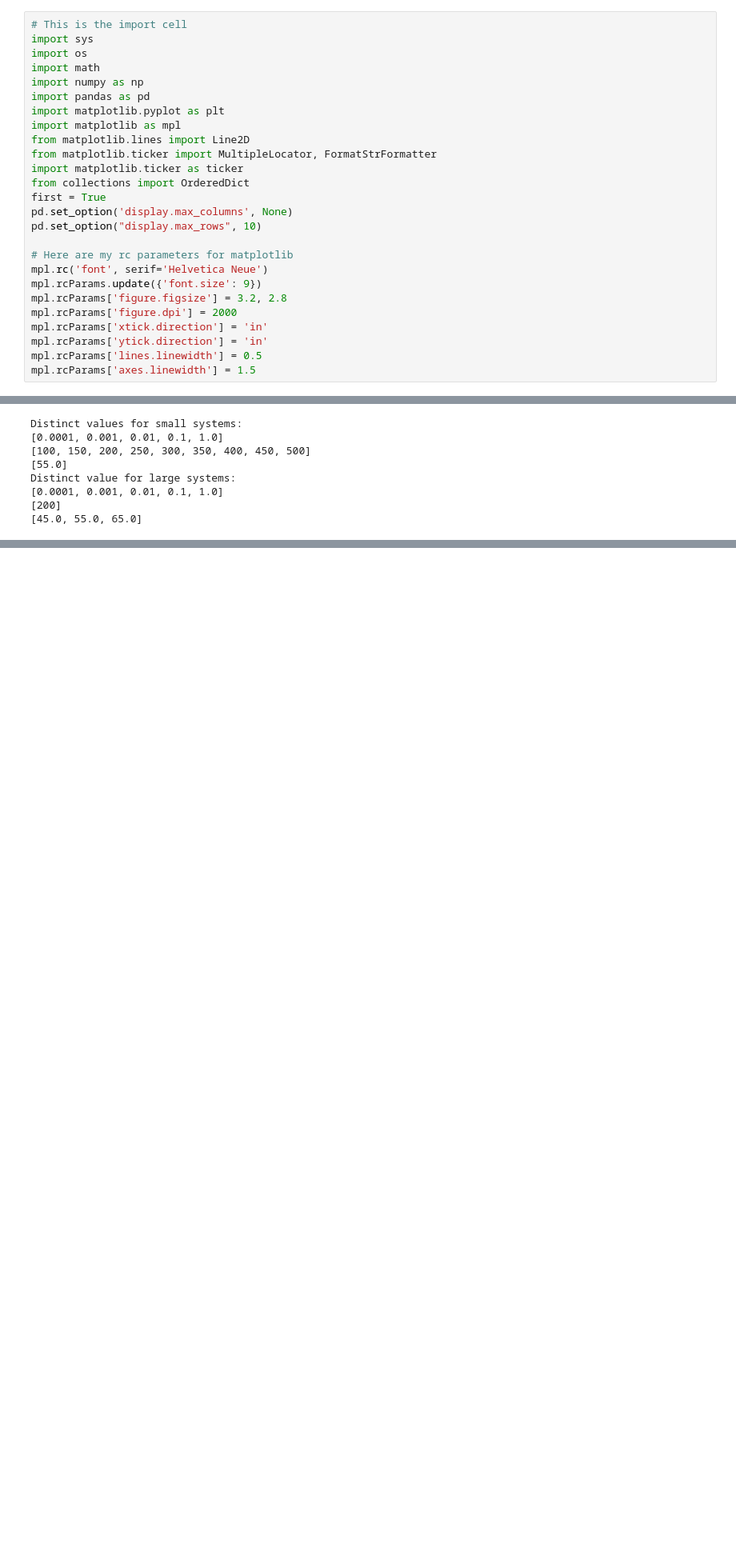
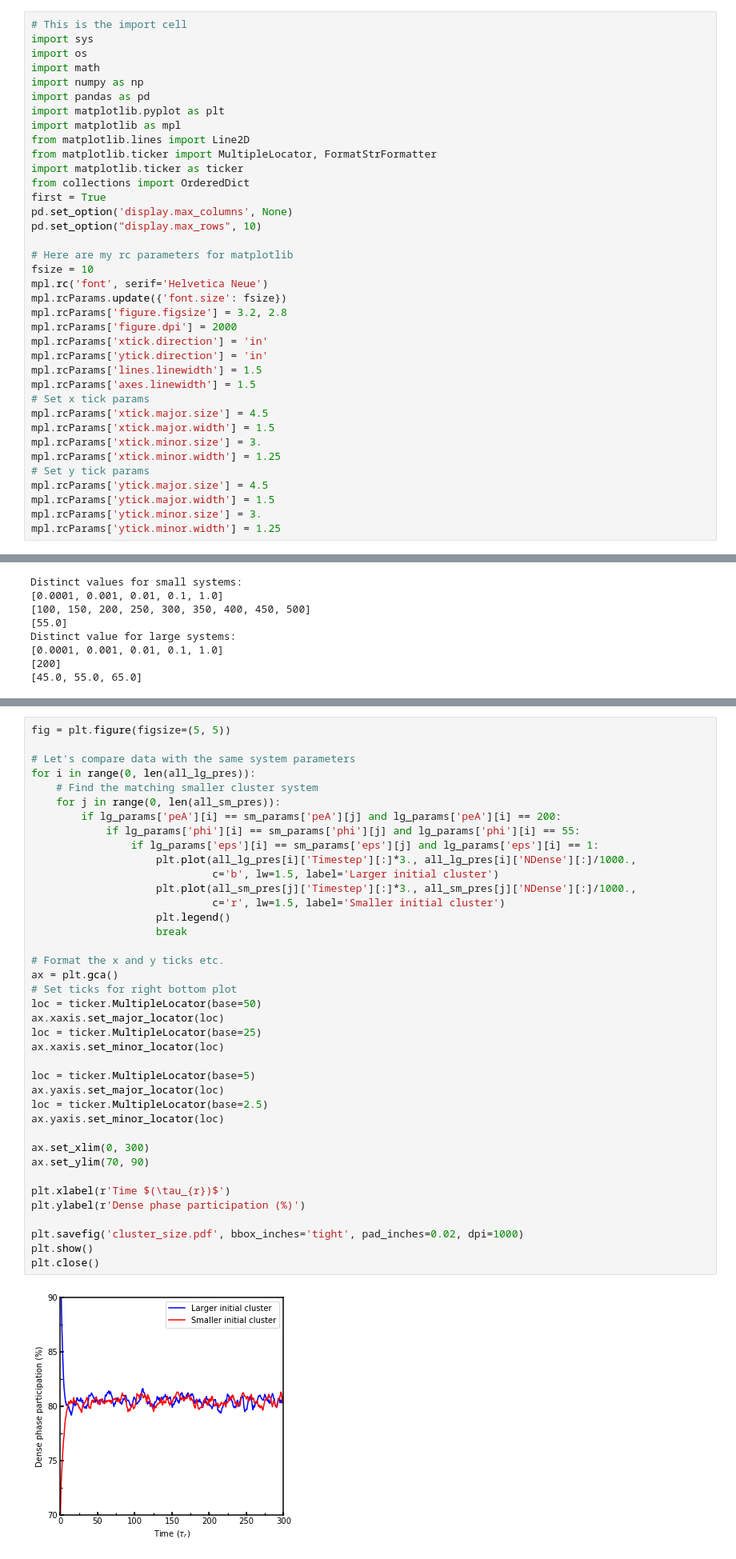
Before and after one commit to kolbt/whingdingdilly, a Jupyter notebook: ipython/clusters_soft/kinetics/process_kinetics.ipynb, the cells around one changed output, grey strips where cells are left out. Shown at 80% size. Cells and saved outputs as stored; diff of their text form; blank space fills up the shorter version.

```diff
--- a/ipython/clusters_soft/kinetics/process_kinetics.ipynb
+++ b/ipython/clusters_soft/kinetics/process_kinetics.ipynb
@@ -16,14 +16,25 @@ pd.set_option('display.max_columns', None)
 pd.set_option("display.max_rows", 10)
 
 # Here are my rc parameters for matplotlib
+fsize = 10
 mpl.rc('font', serif='Helvetica Neue')
-mpl.rcParams.update({'font.size': 9})
+mpl.rcParams.update({'font.size': fsize})
 mpl.rcParams['figure.figsize'] = 3.2, 2.8
 mpl.rcParams['figure.dpi'] = 2000
 mpl.rcParams['xtick.direction'] = 'in'
 mpl.rcParams['ytick.direction'] = 'in'
-mpl.rcParams['lines.linewidth'] = 0.5
+mpl.rcParams['lines.linewidth'] = 1.5
 mpl.rcParams['axes.linewidth'] = 1.5
+# Set x tick params
+mpl.rcParams['xtick.major.size'] = 4.5
+mpl.rcParams['xtick.major.width'] = 1.5
+mpl.rcParams['xtick.minor.size'] = 3.
+mpl.rcParams['xtick.minor.width'] = 1.25
+# Set y tick params
+mpl.rcParams['ytick.major.size'] = 4.5
+mpl.rcParams['ytick.major.width'] = 1.5
+mpl.rcParams['ytick.minor.size'] = 3.
+mpl.rcParams['ytick.minor.width'] = 1.25
 # %%
 # Get the current path
 if first:
@@ -670,4 +693,45 @@ for i in range(0, len(all_lg_pres)):
 [figure]
+# %%
+fig = plt.figure(figsize=(5, 5))
+
+# Let's compare data with the same system parameters
+for i in range(0, len(all_lg_pres)):
+    # Find the matching smaller cluster system
+    for j in range(0, len(all_sm_pres)):
+        if lg_params['peA'][i] == sm_params['peA'][j] and lg_params['peA'][i] == 200:
+            if lg_params['phi'][i] == sm_params['phi'][j] and lg_params['phi'][i] == 55:
+                if lg_params['eps'][i] == sm_params['eps'][j] and lg_params['eps'][i] == 1:
+                    plt.plot(all_lg_pres[i]['Timestep'][:]*3., all_lg_pres[i]['NDense'][:]/1000.,
+                             c='b', lw=1.5, label='Larger initial cluster')
+                    plt.plot(all_sm_pres[j]['Timestep'][:]*3., all_sm_pres[j]['NDense'][:]/1000.,
+                             c='r', lw=1.5, label='Smaller initial cluster')
+                    plt.legend()
+                    break
+
+# Format the x and y ticks etc.
+ax = plt.gca()
+# Set ticks for right bottom plot
+loc = ticker.MultipleLocator(base=50)
+ax.xaxis.set_major_locator(loc)
+loc = ticker.MultipleLocator(base=25)
+ax.xaxis.set_minor_locator(loc)
+
+loc = ticker.MultipleLocator(base=5)
+ax.yaxis.set_major_locator(loc)
+loc = ticker.MultipleLocator(base=2.5)
+ax.yaxis.set_minor_locator(loc)
+
+ax.set_xlim(0, 300)
+ax.set_ylim(70, 90)
+
+plt.xlabel(r'Time $(\tau_{r})$')
+plt.ylabel(r'Dense phase participation (%)')
+
+plt.savefig('cluster_size.pdf', bbox_inches='tight', pad_inches=0.02, dpi=1000)
+plt.show()
+plt.close()
+# %% [output]
+[figure, added]
 # %%
 # Let's plot number of particles at different epsilon (constant activity) and different activity (constant epsilon)
 distEps = []
```
Also changed, not shown: parts of 3 cells of this notebook, 4 other files.
